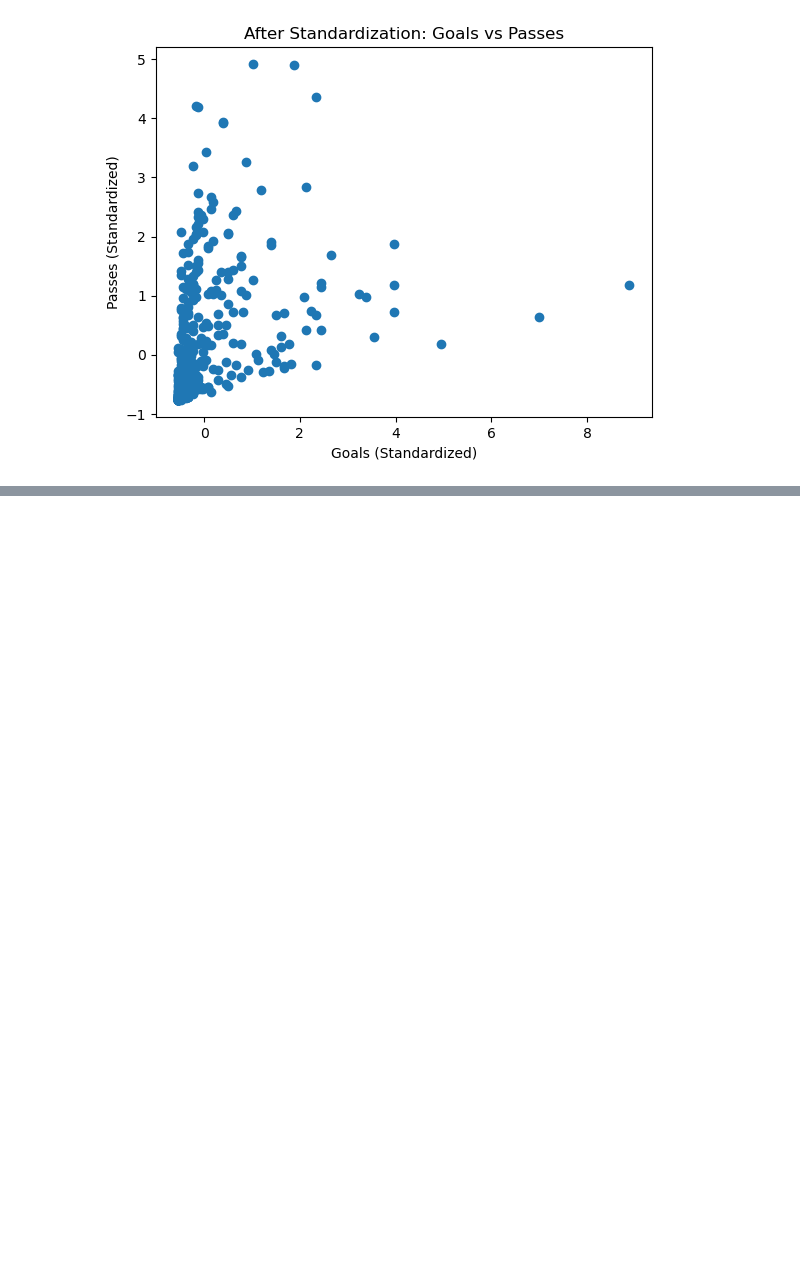
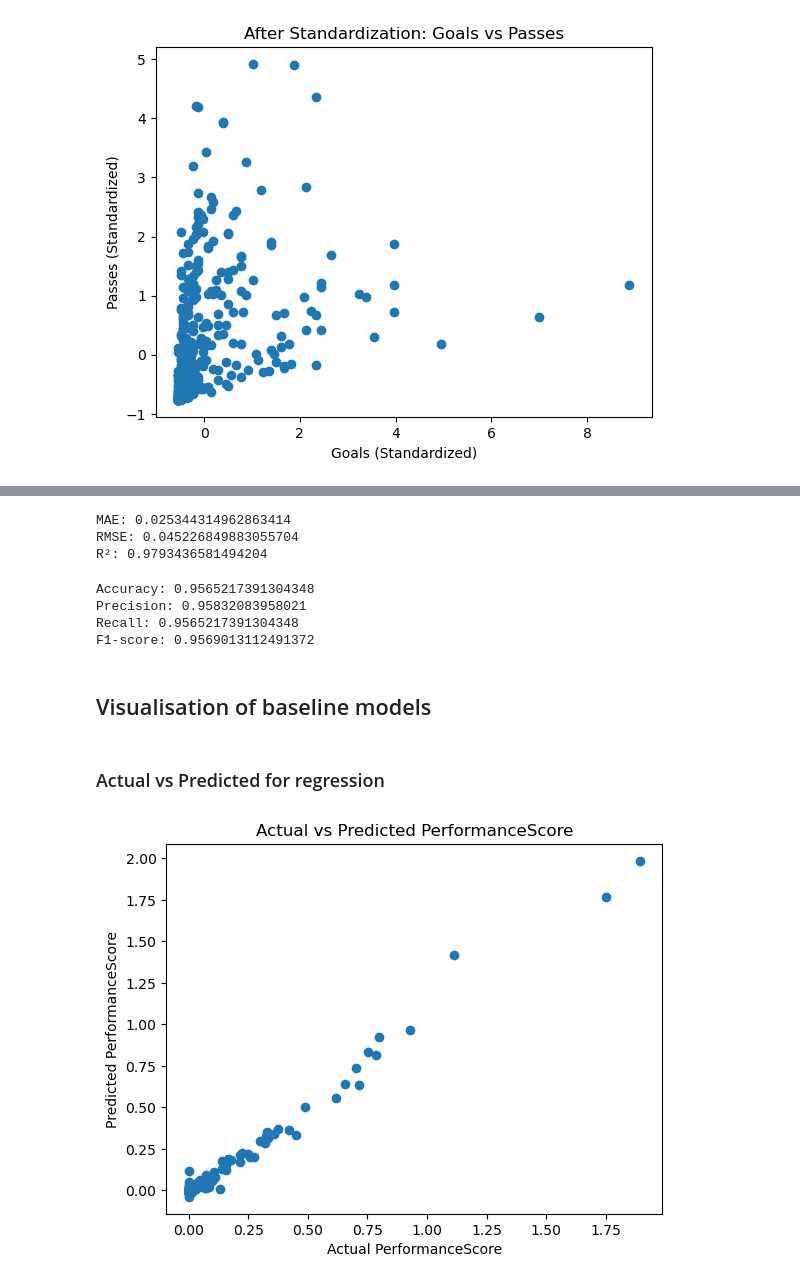
Before and after one commit to springboardmentor1979b-cmyk/ScoreSight---Predicting-EPL-Points-Tally-Top-Scorer, a Jupyter notebook: notebook.ipynb, the cells around one changed output, grey strips where cells are left out. Drawn from its saved outputs; the diff is of its cells as text; code cells hidden in the pictures; blank space fills up the shorter version.

Commit message:
Baseline and Advanced models trained, evaluated and visualised

```diff
--- a/notebook.ipynb
+++ b/notebook.ipynb
@@ -418,0 +741,2 @@ plt.show()
+# %%
+raw_data_copy = raw_data_copy.drop(columns="PerformanceScore")
@@ -418,0 +858,9 @@ plt.show()
+# %%
+# imputing values for regression
+
+from sklearn.impute import SimpleImputer
+
+imputer = SimpleImputer(strategy="median")
+
+X_train_reg = imputer.fit_transform(X_train_reg)
+X_test_reg  = imputer.transform(X_test_reg)
@@ -418,0 +879,9 @@ plt.show()
+# %%
+# baseline regression model
+
+from sklearn.linear_model import LinearRegression
+
+lin_reg = LinearRegression()
+lin_reg.fit(X_train_reg, y_train_reg)
+
+y_pred_reg = lin_reg.predict(X_test_reg)
@@ -418,0 +905,55 @@ plt.show()
+# %%
+# regression model evaluation (accuracy, mae, rmse, r2)
+
+y_pred_reg = lin_reg.predict(X_test_reg)
+
+from sklearn.metrics import mean_absolute_error, mean_squared_error, r2_score
+import numpy as np
+
+mae = mean_absolute_error(y_test_reg, y_pred_reg)
+rmse = np.sqrt(mean_squared_error(y_test_reg, y_pred_reg))
+r2 = r2_score(y_test_reg, y_pred_reg)
+
+print("MAE:", mae)
+print("RMSE:", rmse)
+print("R²:", r2)
+# %% [output]
+MAE: 0.025344314962863414
+RMSE: 0.045226849883055704
+R²: 0.9793436581494204
+# %%
+# classification model evaluation
+
+y_pred_cls = log_reg.predict(X_test_cls)
+
+from sklearn.metrics import accuracy_score, precision_score, recall_score, f1_score
+
+accuracy = accuracy_score(y_test_cls, y_pred_cls)
+precision = precision_score(y_test_cls, y_pred_cls, average="weighted")
+recall = recall_score(y_test_cls, y_pred_cls, average="weighted")
+f1 = f1_score(y_test_cls, y_pred_cls, average="weighted")
+
+print("Accuracy:", accuracy)
+print("Precision:", precision)
+print("Recall:", recall)
+print("F1-score:", f1)
+# %% [output]
+Accuracy: 0.9565217391304348
+Precision: 0.95832083958021
+Recall: 0.9565217391304348
+F1-score: 0.9569013112491372
+# %% [markdown]
+## Visualisation of baseline models
+# %% [markdown]
+### Actual vs Predicted for regression
+# %%
+import matplotlib.pyplot as plt
+
+plt.figure()
+plt.scatter(y_test_reg, y_pred_reg)
+plt.xlabel("Actual PerformanceScore")
+plt.ylabel("Predicted PerformanceScore")
+plt.title("Actual vs Predicted PerformanceScore")
+plt.show()
+# %% [output]
+[figure, added]
```
Also changed, not shown: parts of 69 cells of this notebook.
